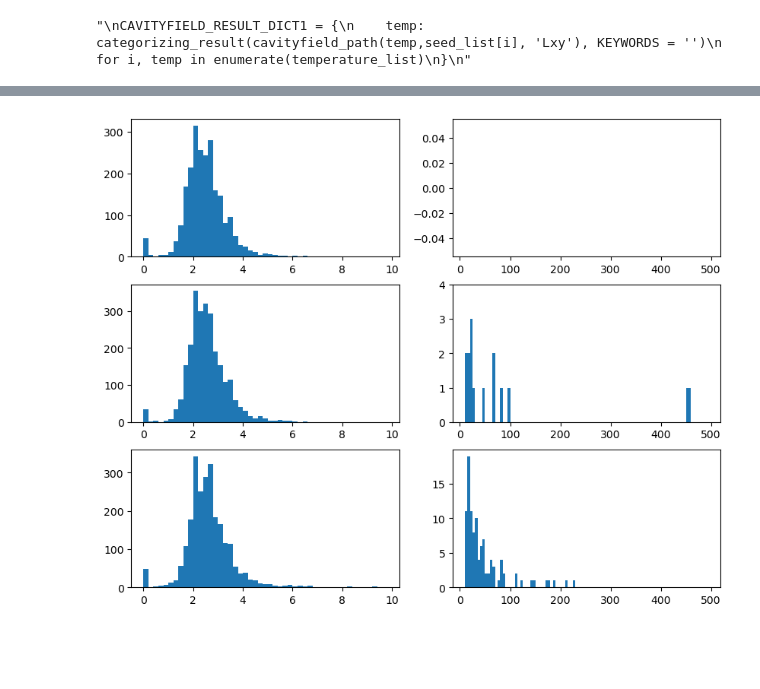
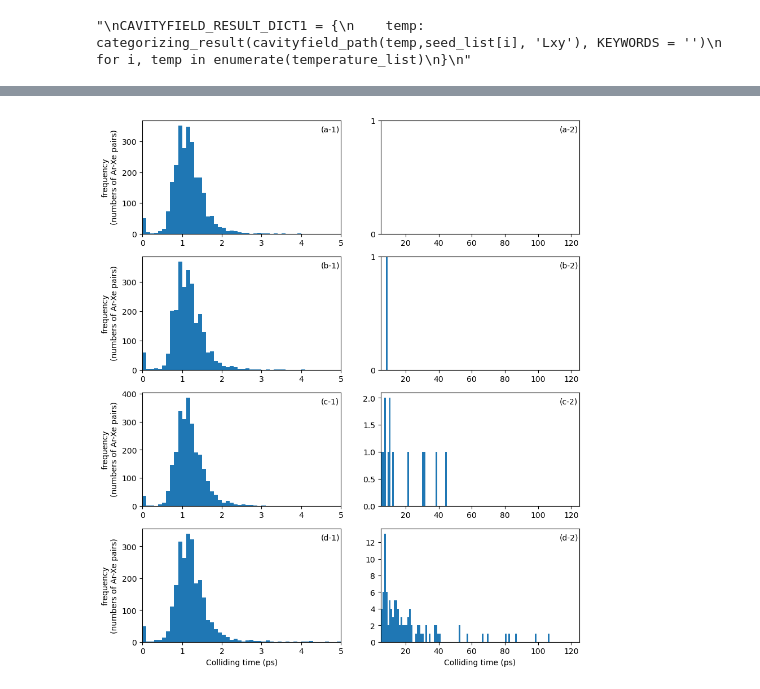
Before and after one commit to RibeiroGroup/Molecular-Dynamics-for-CIS, a Jupyter notebook: src/Plot-Copy1.ipynb, the cells around one changed output, grey strips where cells are left out. Cells and saved outputs as stored; diff of their text form; code cells hidden in the pictures; blank space fills up the shorter version.

```diff
--- a/src/Plot-Copy1.ipynb
+++ b/src/Plot-Copy1.ipynb
@@ -165,7 +162,7 @@ from copy import deepcopy
 
 fig,ax = plt.subplots(2, figsize = (6,8))
 
-for temp, freefield_result_dict in FREEFIELD_RESULT_DICT.items():
+for i,(temp, freefield_result_dict) in enumerate(FREEFIELD_RESULT_DICT.items()):
 
     k_list = np.sort(freefield_result_dict[0]['field'].k_val)
     wn_list = np.array(k_list * red.c)
@@ -174,23 +171,29 @@ for temp, freefield_result_dict in FREEFIELD_RESULT_DICT.items():
 
     wn_real = red.convert_wavenumber(k_list)
     w, s = pt.moving_average(wn_real, spec1, w = 10)
-    ax[0].plot(w, s, label = "T = {} K".format(temp))
+    ax[0].plot(w, s, label = "T = {} K".format(temp), linestyle = linestyle_list[i])
 
     omega_profile, rad_profile = field_spectra(freefield_result_dict, limit = 0)
     rad_profile *= 1e23
     #ax[1].scatter(omega_profile, rad_profile, s = 5)
     o, f = pt.moving_average(omega_profile, rad_profile, w = 10)
-    ax[1].plot(o, f, label = "T = {} K".format(temp))
+    ax[1].plot(o, f, label = "T = {} K".format(temp), linestyle = linestyle_list[i])
 
 
 ax[0].legend()
 ax[1].legend()
 
+ax[0].set_xlim(0,300)
+ax[1].set_xlim(0,300)
+
+ax[0].set_ylim(-0.01,2.4)
+ax[1].set_ylim(-0.1,16)
+
 ax[0].set_ylabel(r" $4 \pi^2 \nu^2 |\dot{\mu}(\nu)|^2$ ($10^{10}$ Arbitrary unit)")
 ax[1].set_ylabel(r"EM field energy ($10^{-23} eV$)")
 ax[1].set_xlabel(r"Wavenumber $(cm^{-1})$")
 
-ax[0].annotate('(a)',xy = (0.1,0.9), xycoords = 'axes fraction')
-ax[1].annotate('(b)',xy = (0.1,0.9), xycoords = 'axes fraction')
+ax[0].annotate('(a)',xy = (0.05,0.9), xycoords = 'axes fraction')
+ax[1].annotate('(b)',xy = (0.05,0.9), xycoords = 'axes fraction')
 
 fig.savefig(fig_root + "free_spectrum.jpeg",dpi = 600, bbox_inches = 'tight')
@@ -263,27 +273,68 @@ def longest_time(result_dict):
 # %%
+from matplotlib.ticker import (MultipleLocator, AutoMinorLocator)
+
 freefield_result_dict = FREEFIELD_RESULT_DICT['200.0']
-cavityfield_result_dict = CAVITYFIELD_RESULT_DICT2['Lxy1e1']
-cavityfield_result_dict1 = CAVITYFIELD_RESULT_DICT2['Lxy2e1']
+cavityfield_result_dict = CAVITYFIELD_RESULT_DICT2['Lxy']
+cavityfield_result_dict1 = CAVITYFIELD_RESULT_DICT2['Lxy1e1']
+cavityfield_result_dict2 = CAVITYFIELD_RESULT_DICT2['Lxy2e1']
 
 ft = getall_colliding_time(freefield_result_dict, limit = 0)
-ft = red.convert_time(ft)
-ct1 = getall_colliding_time(cavityfield_result_dict, limit = 0)
-ct1 = red.convert_time(ct1)
-ct2 = getall_colliding_time(cavityfield_result_dict1, limit = 0)
-ct2 = red.convert_time(ct2)
+ct = getall_colliding_time(cavityfield_result_dict, limit = 0)
+ct1 = getall_colliding_time(cavityfield_result_dict1, limit = 0)
+ct2 = getall_colliding_time(cavityfield_result_dict2, limit = 0)
 
-fig,ax = plt.subplots(3,2, figsize = (10,8))
+fig,ax = plt.subplots(4,2, figsize = (10,12))
 
-hist1 = ax[0,0].hist(ft, np.arange(0,10,0.2))
-hist2 = ax[1,0].hist(ct1, np.arange(0,10,0.2))
-hist3 = ax[2,0].hist(ct2, np.arange(0,10,0.2))
+ax[0,0].hist(ft, np.arange(0,5 + 0.1, 0.1))
+ax[1,0].hist(ct, np.arange(0,5 + 0.1, 0.1))
+ax[2,0].hist(ct1, np.arange(0,5 + 0.1, 0.1))
+ax[3,0].hist(ct2, np.arange(0,5 + 0.1, 0.1))
 
-hist1 = ax[0,1].hist(ft, np.arange(10,500,5))
-hist2 = ax[1,1].hist(ct1, np.arange(10,500,5))
-ax[1,1].set_ylim(0,4)
-hist3 = ax[2,1].hist(ct2, np.arange(10,500,5))
+ax[0,1].hist(ft, np.arange(5,125,1))
+ax[1,1].hist(ct, np.arange(5,125,1))
+ax[2,1].hist(ct1, np.arange(5,125,1))
+ax[3,1].hist(ct2, np.arange(5,125,1))
 
-#ax[2].scatter(bins_arr[:-1], hist1[0] - hist2[0])
+ax[0,1].set_ylim(0,1)
+ax[0,1].yaxis.set_major_locator(MultipleLocator(1))
+ax[0,1].yaxis.set_major_formatter('{x:.0f}')
+
+ax[1,1].set_ylim(0,1)
+ax[1,1].yaxis.set_major_locator(MultipleLocator(1))
+ax[1,1].yaxis.set_major_formatter('{x:.0f}')
+
+#ax[2,1].yaxis.set_major_locator(MultipleLocator(1))
+#ax[2,1].yaxis.set_major_formatter('{x:.0f}')
+
+ax[0,0].set_xlim(0,5)
+ax[1,0].set_xlim(0,5)
+ax[2,0].set_xlim(0,5)
+ax[3,0].set_xlim(0,5)
+
+ax[0,1].set_xlim(5,125)
+ax[1,1].set_xlim(5,125)
+ax[2,1].set_xlim(5,125)
+ax[3,1].set_xlim(5,125)
+
+ax[0,0].set_ylabel('frequency\n(numbers of Ar-Xe pairs)')
+ax[1,0].set_ylabel('frequency\n(numbers of Ar-Xe pairs)')
+ax[2,0].set_ylabel('frequency\n(numbers of Ar-Xe pairs)')
+ax[3,0].set_ylabel('frequency\n(numbers of Ar-Xe pairs)')
+
+ax[3,0].set_xlabel('Colliding time (ps)')
+ax[3,1].set_xlabel('Colliding time (ps)')
+
+ax[0,0].annotate('(a-1)',xy = (0.9,0.9), xycoords = 'axes fraction')
+ax[1,0].annotate('(b-1)',xy = (0.9,0.9), xycoords = 'axes fraction')
+ax[2,0].annotate('(c-1)',xy = (0.9,0.9), xycoords = 'axes fraction')
+ax[3,0].annotate('(d-1)',xy = (0.9,0.9), xycoords = 'axes fraction')
+
+ax[0,1].annotate('(a-2)',xy = (0.9,0.9), xycoords = 'axes fraction')
+ax[1,1].annotate('(b-2)',xy = (0.9,0.9), xycoords = 'axes fraction')
+ax[2,1].annotate('(c-2)',xy = (0.9,0.9), xycoords = 'axes fraction')
+ax[3,1].annotate('(d-2)',xy = (0.9,0.9), xycoords = 'axes fraction')
+
+fig.savefig(fig_root + 'histogram.jpeg',dpi=600, bbox_inches = 'tight')
 # %% [output]
-[figure, old version]
+[figure, new version]
 # %%
```
Also changed, not shown: parts of 15 cells of this notebook, 8 other files.
